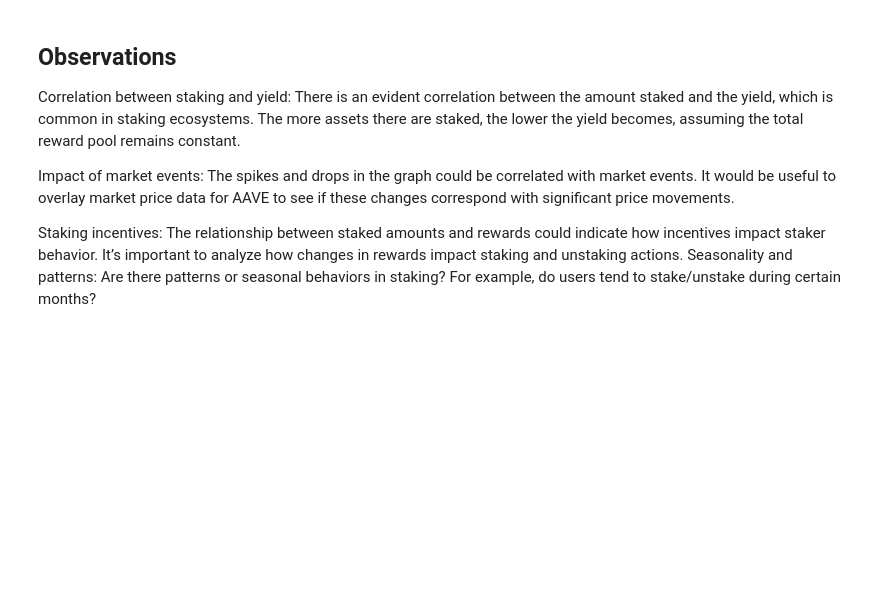
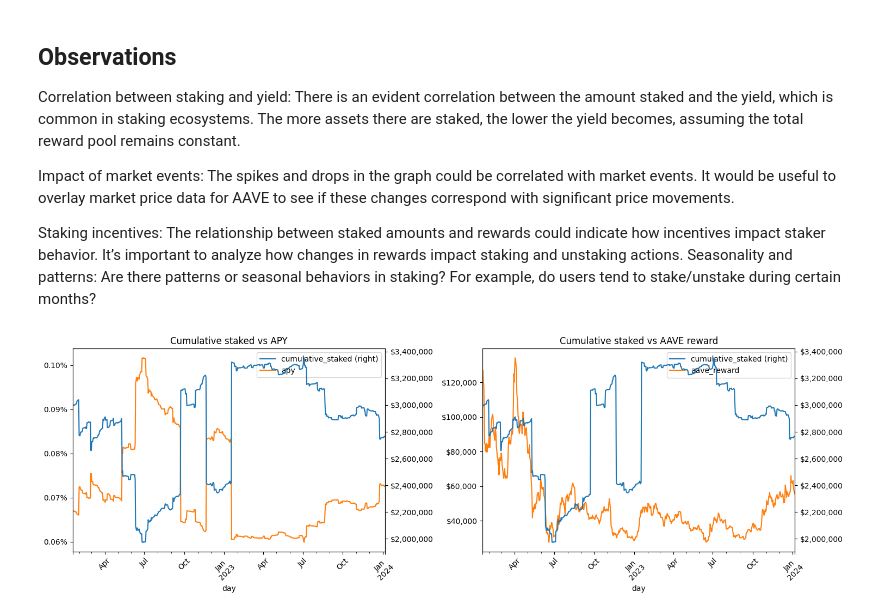
Before and after one commit to DarthShoge/ts_demo, a Jupyter notebook: dashboard/dashboard.ipynb, the cells around one changed output. Saved outputs shown, nothing was run; the diff lists cells and outputs as text; code cells hidden in the pictures; blank space fills up the shorter version.

```diff
--- a/dashboard/dashboard.ipynb
+++ b/dashboard/dashboard.ipynb
@@ -85,0 +87,21 @@ aave_liquidations = requests.get(f'https://api.dune.com/api/v1/query/1955184/res
+# %%
+
+
+fig, axes = plt.subplots(nrows=1, ncols=2, figsize=(15, 5))
+
+cum_stkAAVE_df[['cumulative_staked', 'apy']].plot(ax=axes[0], secondary_y=['cumulative_staked'])
+axes[0].set_title('Cumulative staked vs APY')
+axes[0].tick_params(axis='x', rotation=45)  # Rotate X axis labels
+axes[0].yaxis.set_major_formatter(percent_formatter)
+axes[0].right_ax.yaxis.set_major_formatter(money_formatter)
+
+
+cum_stkAAVE_df[['cumulative_staked', 'aave_reward']].plot(ax=axes[1], secondary_y=['cumulative_staked'])
+axes[1].set_title('Cumulative staked vs AAVE reward')
+axes[1].tick_params(axis='x', rotation=45)  # Rotate X axis labels
+axes[1].yaxis.set_major_formatter(money_formatter)
+axes[1].right_ax.yaxis.set_major_formatter(money_formatter)
+plt.tight_layout()
+plt.show()
+# %% [output]
+[figure, added]
```
Also changed, not shown: parts of 14 cells of this notebook.
